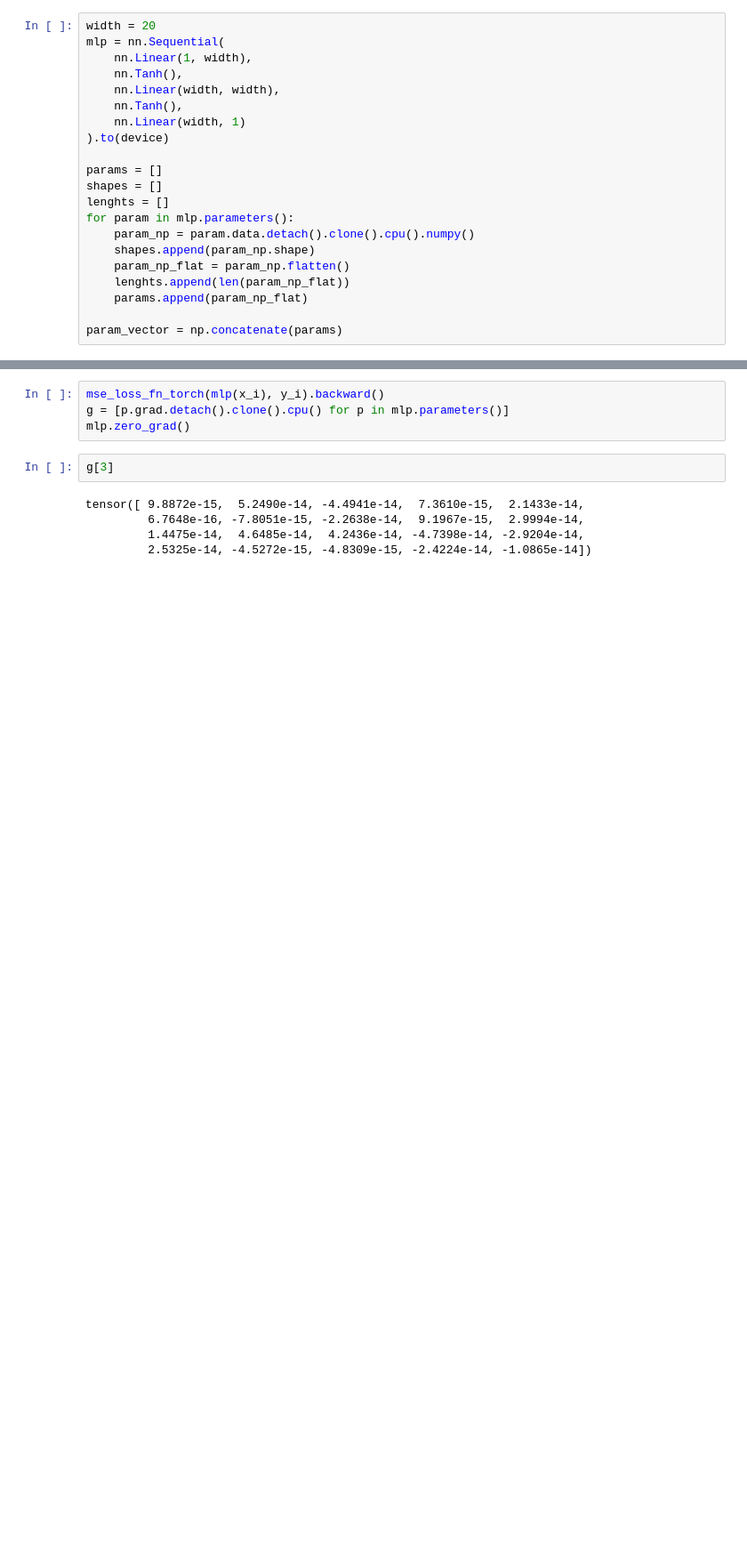
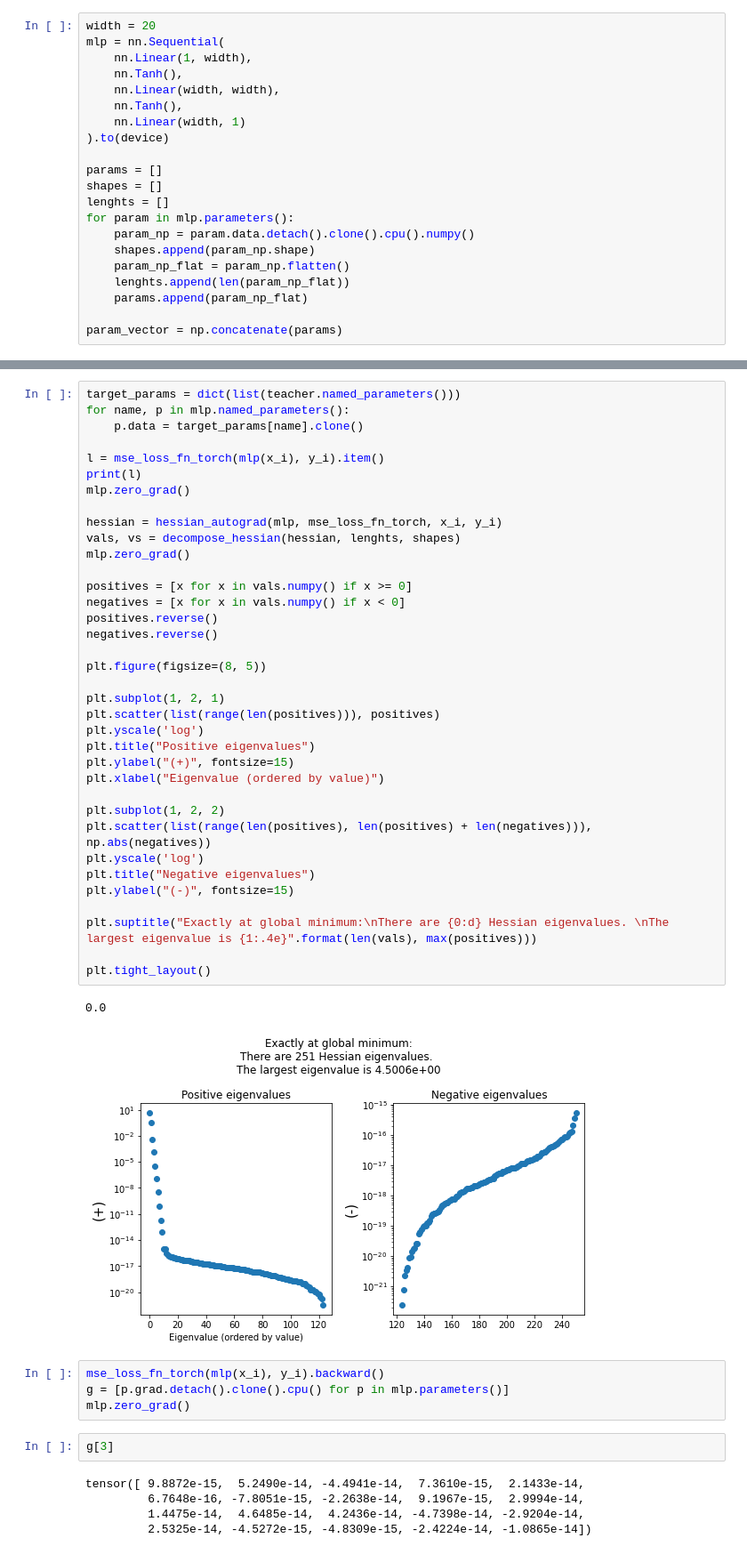
Before and after one commit to ejmichaud/precision-ml, a Jupyter notebook: notebooks/misc/eigenvalue-spectrum-mse.ipynb, the cells around one changed output, grey strips where cells are left out. Shown: that part at 89% size. Cells and saved outputs as stored; diff of their text form; blank space fills up the shorter version.

```diff
--- a/notebooks/eigenvalue-spectrum-mse.ipynb
+++ b/notebooks/misc/eigenvalue-spectrum-mse.ipynb
@@ -473,3 +613,42 @@ plt.tight_layout()
+# %%
+target_params = dict(list(teacher.named_parameters()))
+for name, p in mlp.named_parameters():
+    p.data = target_params[name].clone()
+
+l = mse_loss_fn_torch(mlp(x_i), y_i).item()
+print(l)
+mlp.zero_grad()
+
+hessian = hessian_autograd(mlp, mse_loss_fn_torch, x_i, y_i)
+vals, vs = decompose_hessian(hessian, lenghts, shapes)
+mlp.zero_grad()
+
+positives = [x for x in vals.numpy() if x >= 0]
+negatives = [x for x in vals.numpy() if x < 0]
+positives.reverse()
+negatives.reverse()
+
+plt.figure(figsize=(8, 5))
+
+plt.subplot(1, 2, 1)
+plt.scatter(list(range(len(positives))), positives)
+plt.yscale('log')
+plt.title("Positive eigenvalues")
+plt.ylabel("(+)", fontsize=15)
+plt.xlabel("Eigenvalue (ordered by value)")
+
+plt.subplot(1, 2, 2)
+plt.scatter(list(range(len(positives), len(positives) + len(negatives))), np.abs(negatives))
+plt.yscale('log')
+plt.title("Negative eigenvalues")
+plt.ylabel("(-)", fontsize=15)
+
+plt.suptitle("Exactly at global minimum:\nThere are {0:d} Hessian eigenvalues. \nThe largest eigenvalue is {1:.4e}".format(len(vals), max(positives)))
+
+plt.tight_layout()
+# %% [output]
+0.0
+[figure, added]
 # %%
 mse_loss_fn_torch(mlp(x_i), y_i).backward()
 g = [p.grad.detach().clone().cpu() for p in mlp.parameters()]
```
Also changed, not shown: parts of 10 cells of this notebook, 1 other file.
